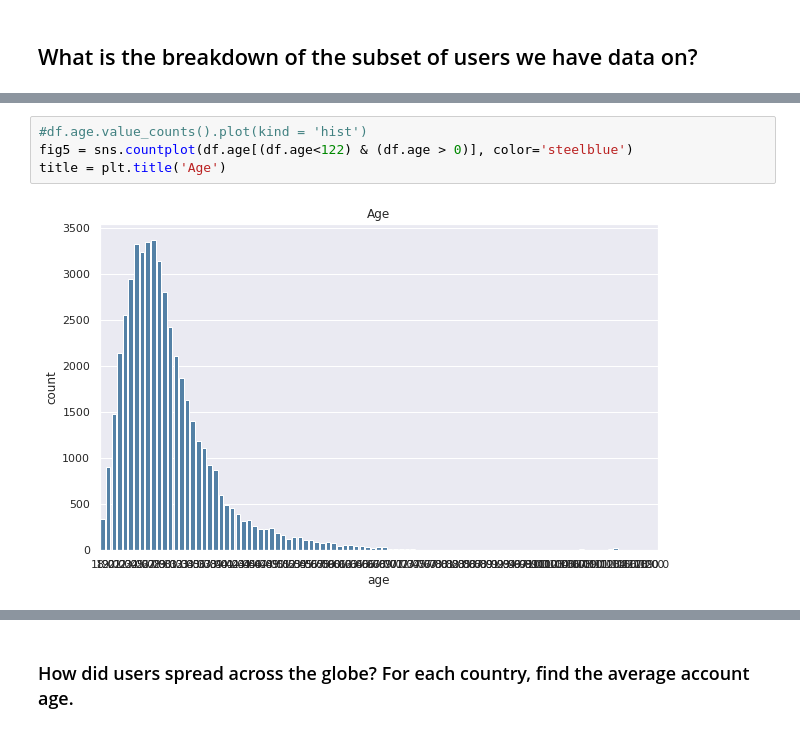
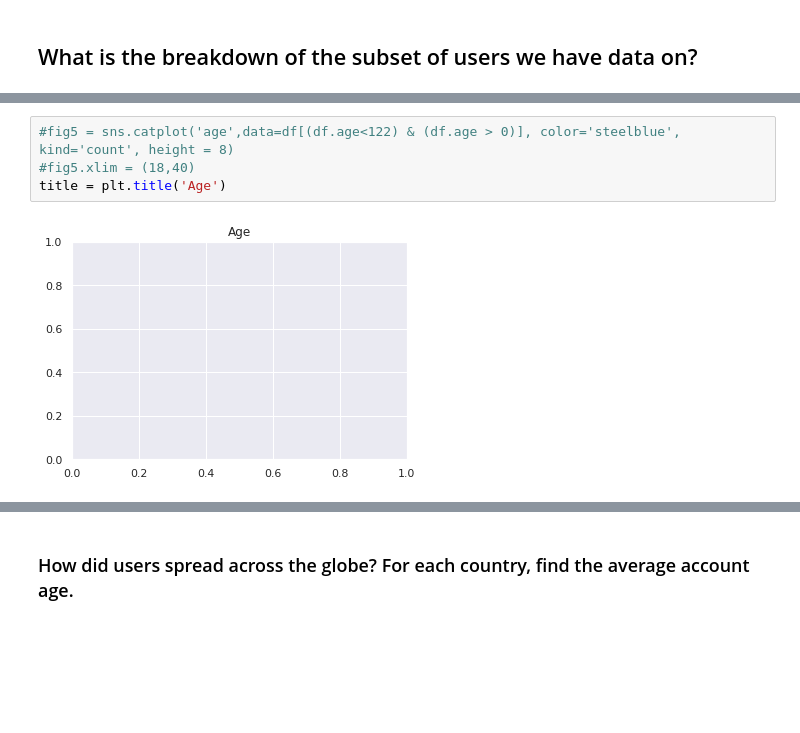
Before and after one commit to jimbudarz/sofariders-profile-analysis, a Jupyter notebook: SofaRiders EDA.ipynb, the cells around one changed output, grey strips where cells are left out. Cells and saved outputs as stored; diff of their text form; blank space fills up the shorter version.

Commit message:
Updated exploratory data analysis doc

```diff
--- a/SofaRiders EDA.ipynb
+++ b/SofaRiders EDA.ipynb
@@ -158,9 +176,9 @@ print(str(round(pctMale)) + " percent male")
 # %%
-#df.age.value_counts().plot(kind = 'hist')
-fig5 = sns.countplot(df.age[(df.age<122) & (df.age > 0)], color='steelblue')
+#fig5 = sns.catplot('age',data=df[(df.age<122) & (df.age > 0)], color='steelblue', kind='count', height = 8)
+#fig5.xlim = (18,40)
 title = plt.title('Age')
 # %% [output]
-[figure, old version]
+[figure, new version]
 # %%
 fig5 = plt.hist(df.hoursSinceLogin, log = False, bins = 20)
 plt.title('Hours since last login')
```
Also changed, not shown: parts of 14 cells of this notebook.
